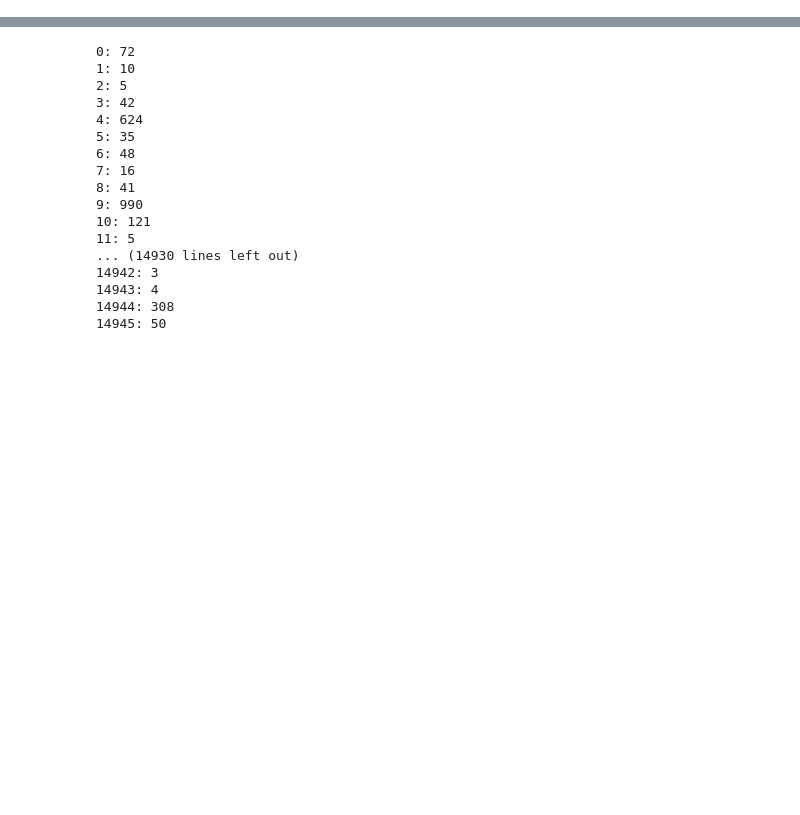
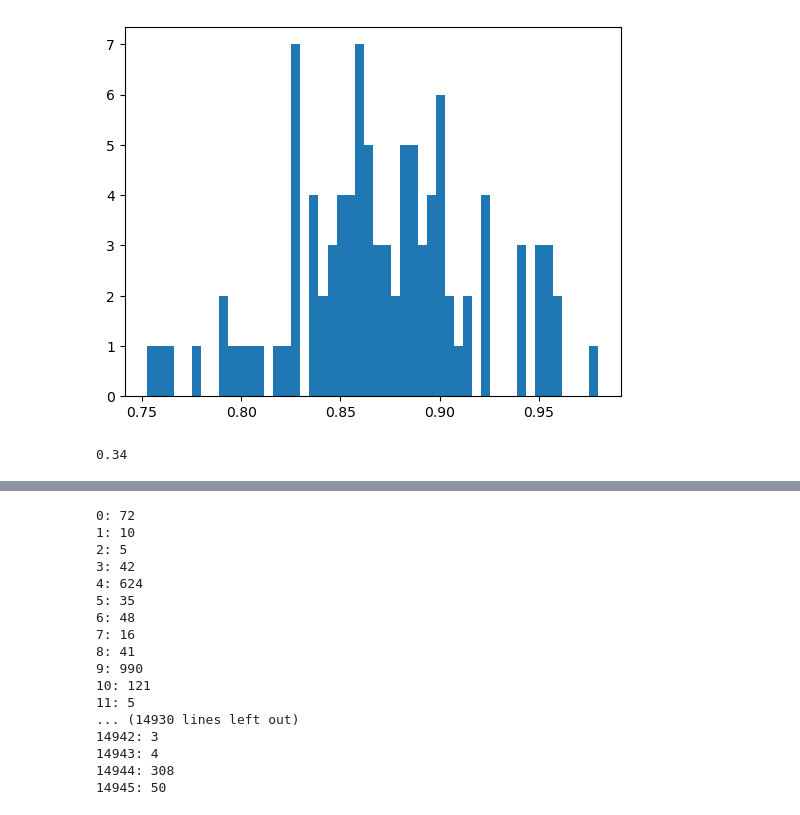
Before and after one commit to kaifronsdal/TheoremSense, a Jupyter notebook: theoremsense/test.ipynb, the cells around one changed output, grey strips where cells are left out. Saved outputs shown, nothing was run; the diff lists cells and outputs as text; code cells hidden in the pictures; blank space fills up the shorter version.

Commit message:
add teacher forcing

```diff
--- a/theoremsense/test.ipynb
+++ b/theoremsense/test.ipynb
@@ -26,0 +16,8 @@ d[1]['train'][72]
+# %%
+sampling_params = SamplingParams(temperature=0.8, top_p=0.95, max_tokens=512, logprobs=100)
+# %%
+# model_name = "EleutherAI/llemma_7b"
+# model_name = "llm-agents/tora-13b-v1.0"
+model_name = "deepseek-ai/deepseek-math-7b-rl"
+# pipeline = pipeline('text-generation', model=model_name, device=0, max_length=2048)
+llm = LLM(model=model_name, trust_remote_code=True)
@@ -26,0 +33,27 @@ d[1]['train'][72]
+# %%
+def generate_nshot_prompts(dataset, n: int | list[int] = 5):
+    """
+    Generate n-shot prompts for a given dataset.
+
+    :param dataset: A list of dictionaries, each containing a question and answer.
+    :param n: The number of examples to include in the prompt. If an integer, the first n examples will be included.
+              If a list, the examples at the given indices will be included.
+    :return: A list of (prompt, answer) tuples.
+    """
+    n = list(range(n)) if isinstance(n, int) else n
+    few_shot_count = len(n)
+    prompt_examples = [dataset[i] for i in n]
+    remaining_examples = [ex for i, ex in enumerate(dataset) if i not in n]
+
+    prompt_header = f'Answer the following {few_shot_count + 1} questions:\n\n'
+    prompt_header += '\n'.join([f'{i+1}. {ex["question"]}\n\n{ex["answer"]}\n\n' for i, ex in enumerate(prompt_examples)])
+    # prompt_header += '\n'.join([f'{ex["question"]}\n\n{ex["answer"]}\n\n' for ex in prompt_examples])
+
+    return [(
+        prompt_header + f'\n{few_shot_count + 1}. {ex["question"]}',
+        ex["answer"],
+        ex["boxed"]
+    ) for ex in remaining_examples]
+
+dataset = datasets[0]
+data_3shot = generate_nshot_prompts(list(dataset['data']['train']), 3)
@@ -26,0 +210,11 @@ d[1]['train'][72]
+# %%
+# compute teacher forcing accuracy for all examples
+from tqdm import tqdm
+accuracies = [teacher_forcing_accuracy(p, a, llm) for p, a, _ in tqdm(data_3shot[:100])]
+# %%
+# plot histogram of accuracies
+import matplotlib.pyplot as plt
+plt.hist(accuracies, bins=50)
+plt.show()
+# %% [output]
+[figure, added]
@@ -26,0 +234,4 @@ d[1]['train'][72]
+# %%
+np.mean(grades)
+# %% [output]
+0.34
```
Also changed, not shown: parts of 38 cells of this notebook, 11 other files.
